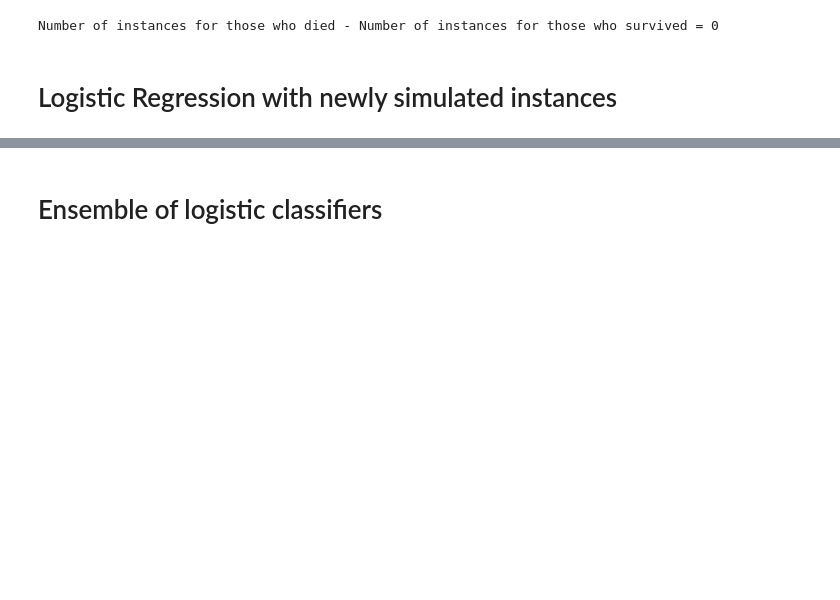
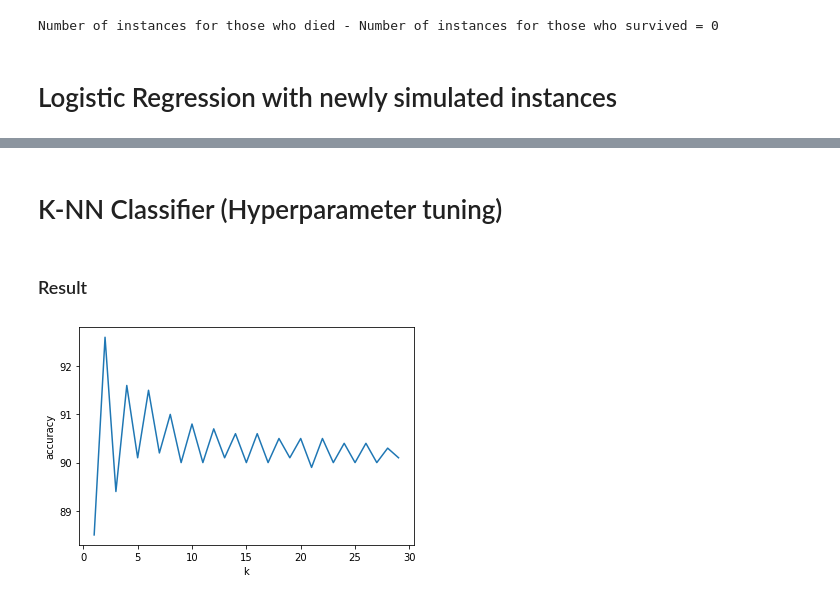
Before and after one commit to Steve-Pilato/COVID-19-Data-Science-Project-SHU, a Jupyter notebook: COVID-19 Data Preperation and Model Generation and Evaluation.ipynb, the cells around one changed output, grey strips where cells are left out. Cells and saved outputs as stored; diff of their text form; code cells hidden in the pictures; blank space fills up the shorter version.

```diff
--- a/COVID-19 Data Preperation and Model Generation and Evaluation.ipynb
+++ b/COVID-19 Data Preperation and Model Generation and Evaluation.ipynb
@@ -284,4 +284,2 @@ Logistic Accuracy = 0.9080677064188065
 <sklearn.metrics._plot.confusion_matrix.ConfusionMatrixDisplay at 0x...>
 [figure]
-# %% [markdown]
-# Ensemble of logistic classifiers
@@ -291,0 +286,25 @@ Logistic Accuracy = 0.9080677064188065
+# %% [markdown]
+# K-NN Classifier (Hyperparameter tuning)
+# %%
+k_list = [] #Store different values of k
+knn_accuracy = [] #Store accuracy
+k = 1
+while k < 30:
+    knn = KNeighborsClassifier(n_neighbors = k) #Initialize model
+    knn.fit(X_train_new, y_train_new) #Fit model
+
+    predictions = knn.predict(X_test) #Predict test set
+    knn_accuracy_result = round(accuracy_score(y_test, predictions), 3) * 100
+    knn_accuracy.append(knn_accuracy_result)
+    k_list.append(k)
+
+    k += 1 #Incriment k by 1
+# %% [markdown]
+### Result
+# %%
+plt.plot(k_list, knn_accuracy)
+plt.xlabel("k")
+plt.ylabel("accuracy")
+plt.show()
+# %% [output]
+[figure, added]
```
Also changed, not shown: parts of 5 cells of this notebook.
